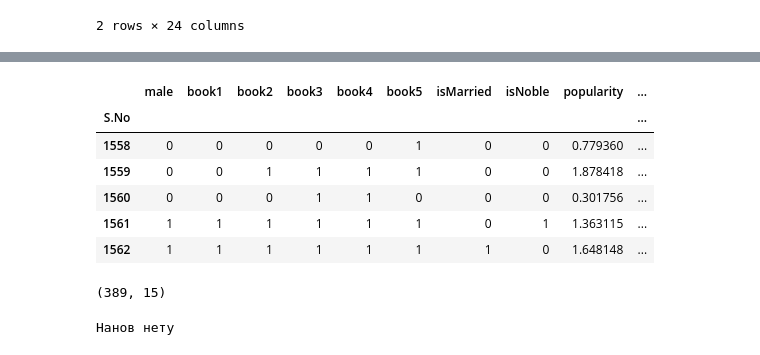
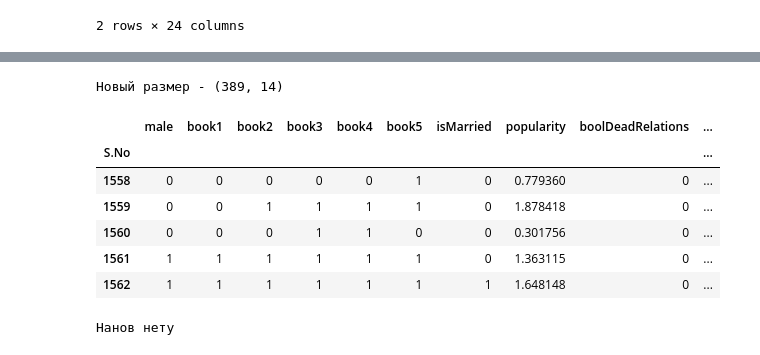
Before and after one commit to GodNaoborot/Deep-Learning-School-2026, a Jupyter notebook: week_01_ml_intro/Homework/hw_1_game_of_thrones.ipynb, the cells around one changed output, grey strips where cells are left out. Saved outputs shown, nothing was run; the diff lists cells and outputs as text; code cells hidden in the pictures.

```diff
--- a/week_01_ml_intro/Homework/hw_1_game_of_thrones.ipynb
+++ b/week_01_ml_intro/Homework/hw_1_game_of_thrones.ipynb
@@ -566,7 +524,5 @@ plt.show()
 # %%
-#data = data.drop('name', axis=1)
+data = data.drop('isNoble', axis=1)
-# %%
-data = data.drop([ 'culture_grouped', 'main_house'], axis=1)
 # %% [markdown]
 **Задание 1.9.** Создайте переменные `X`, которая будет хранить только значения признаков, которые вы отобрали для включения в модель, и `y`, которая будет хранить только значения целевой переменной.
 # %%
@@ -798,23 +720,21 @@ data_test.describe()
 | 75% | 1.000000 | 280.000000 | 1.000000 | 1.000000 | 1.000000 | 1.000000 | 1.000000 | 1.0 | 0.0 | ... |
 | max | 1.000000 | 300.000000 | 1.000000 | 1.000000 | 1.000000 | 1.000000 | 1.000000 | 1.0 | 0.0 | ... |
 # %%
-def pipeline(data, ohe, scaler):
-  data['popularity'] = np.log10(data['popularity'] * 100 + 1)
-  data['boolDeadRelations'] = np.where(data['numDeadRelations'] > 0, 1, 0)
-  data['age_value'] = np.where(data['age'].isna(), 0, data['age'])
-  data['age_no_data'] = [1 if np.isnan(x) else 0 for x in data['age']]
-  data['culture_grouped'] = data['culture'].str.lower().map(cultures_grouped_inverted)
-  data['culture_grouped'] = data['culture_grouped'].fillna('culture_no_data')
+def pipeline(data, scaler):
+  data['popularity'] = np.log10(data['popularity'] * 100 + 1) # логарифмируем, чтобы избавиться от асимметрии
+  data['boolDeadRelations'] = np.where(data['numDeadRelations'] > 0, 1, 0) # упрощаем признак
+  data['age_value'] = np.where(data['age'].isna(), 0, data['age']) # избавляемся от нанов
+  data['age_no_data'] = [1 if np.isnan(x) else 0 for x in data['age']] # индикатор пропуска
+  cols_to_delete = ['title', 'father', 'mother', 'spouse', # фичи, которые будем удалять
+                    'heir', 'culture', 'house', 'isAliveMother',
+                    'isAliveFather', 'isAliveHeir', 'isAliveSpouse',
+                    'name', 'age', 'numDeadRelations', 'main_house',
+                    'isNoble']
 
-  data = cat_cols_preprocessing(data)
-  data = data.drop(['main_house', 'culture_grouped'], axis=1)
-  # coded = ohe.transform(data[['main_house', 'culture_grouped']]).toarray()
-  # coded_names = ohe.get_feature_names_out()
-  # coded_data = pd.DataFrame(data=coded, columns=coded_names).set_index(data.index, append=False)
-  # data = data.drop(['main_house', 'culture_grouped'], axis=1)
-  # data = pd.concat([data, coded_data], axis=1)
 
-  scaled = scaler.transform(data[scale_cols])
+  data = cat_cols_preprocessing(data, cols_to_delete)
+
+  scaled = scaler.transform(data[scale_cols]) # масштабируем
   scaled_names = scaler.get_feature_names_out()
   scaled_data = pd.DataFrame(data=scaled, columns=scaled_names).set_index(data.index, append=False)
   data = data.drop(scale_cols, axis=1)
@@ -822,18 +742,16 @@ def pipeline(data, ohe, scaler):
 
   return data
 # %%
-data_test = pipeline(data_test, ohe, scaler)
+data_test = pipeline(data_test, scaler)
+print('Новый размер -', data_test.shape)
 data_test.head()
 # %% [output]
+Новый размер - (389, 14)
-|  | male | book1 | book2 | book3 | book4 | book5 | isMarried | isNoble | popularity | ... |
+|  | male | book1 | book2 | book3 | book4 | book5 | isMarried | popularity | boolDeadRelations | ... |
 | S.No |  |  |  |  |  |  |  |  |  | ... |
-| 1558 | 0 | 0 | 0 | 0 | 0 | 1 | 0 | 0 | 0.779360 | ... |
-| 1559 | 0 | 0 | 1 | 1 | 1 | 1 | 0 | 0 | 1.878418 | ... |
-| 1560 | 0 | 0 | 0 | 1 | 1 | 0 | 0 | 0 | 0.301756 | ... |
-| 1561 | 1 | 1 | 1 | 1 | 1 | 1 | 0 | 1 | 1.363115 | ... |
-| 1562 | 1 | 1 | 1 | 1 | 1 | 1 | 1 | 0 | 1.648148 | ... |
+| 1558 | 0 | 0 | 0 | 0 | 0 | 1 | 0 | 0.779360 | 0 | ... |
+| 1559 | 0 | 0 | 1 | 1 | 1 | 1 | 0 | 1.878418 | 0 | ... |
+| 1560 | 0 | 0 | 0 | 1 | 1 | 0 | 0 | 0.301756 | 0 | ... |
+| 1561 | 1 | 1 | 1 | 1 | 1 | 1 | 0 | 1.363115 | 0 | ... |
+| 1562 | 1 | 1 | 1 | 1 | 1 | 1 | 1 | 1.648148 | 0 | ... |
-# %%
-data_test.shape
-# %% [output]
-(389, 15)
 # %%
```
Also changed, not shown: parts of 31 cells of this notebook.
